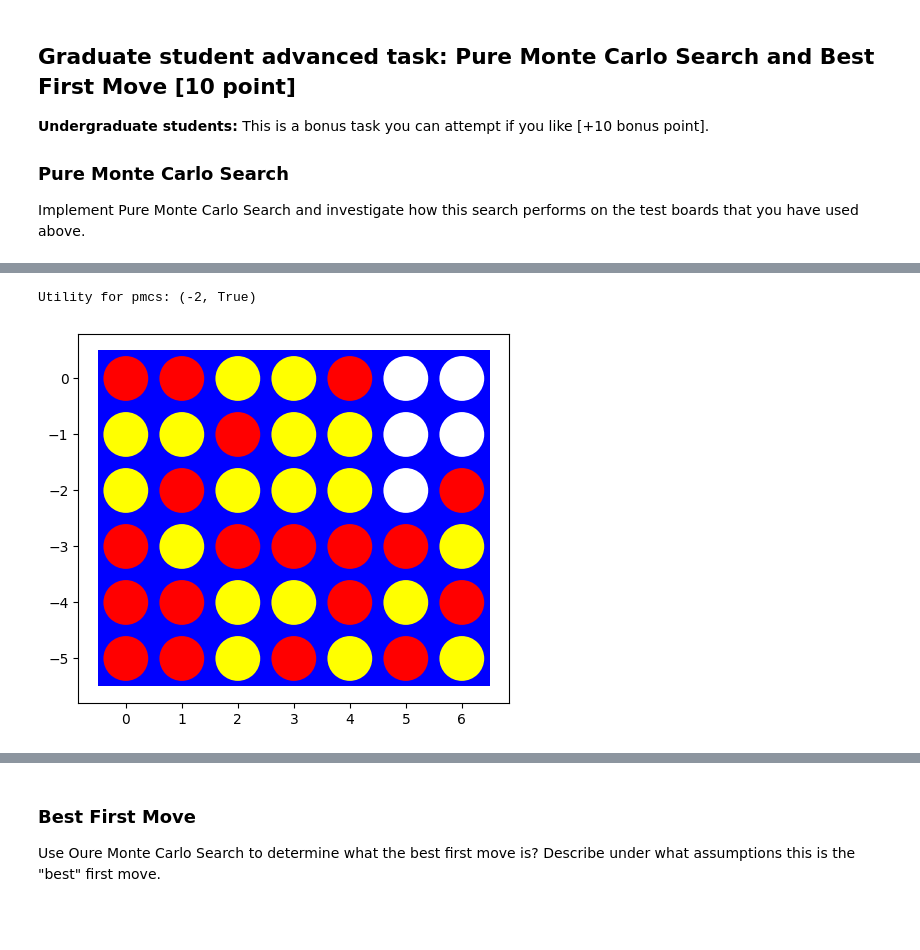
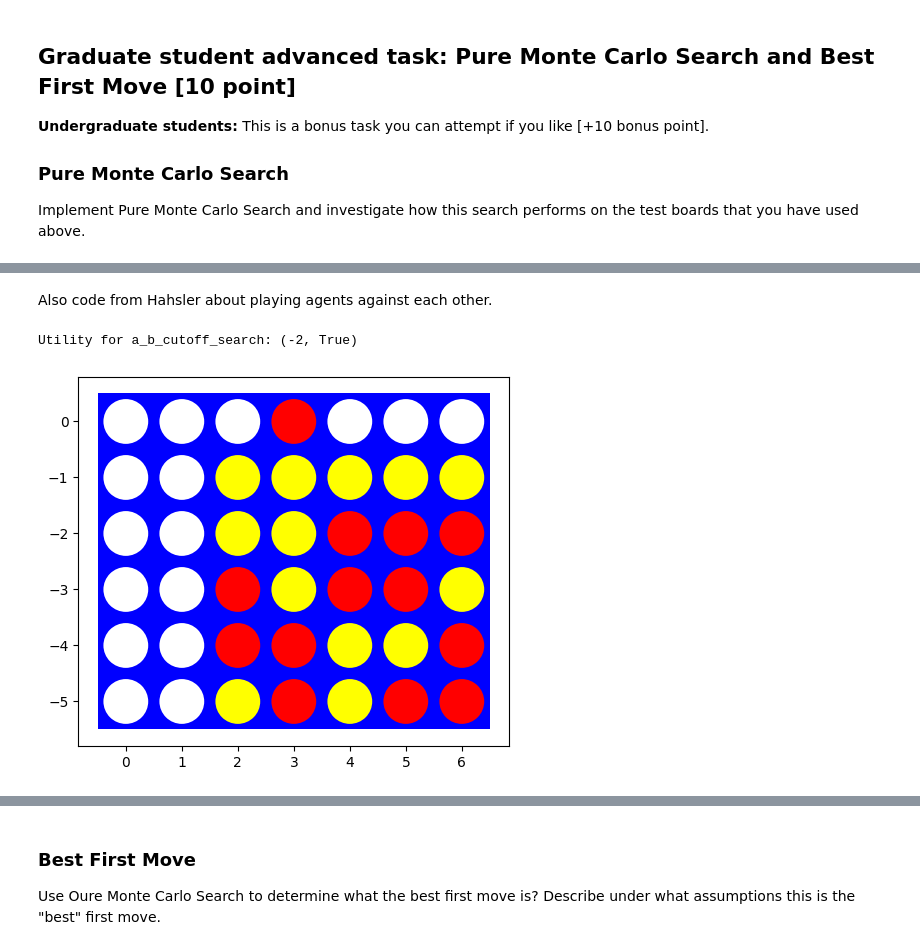
Before and after one commit to blake-gebhardt/CS7320-AI, a Jupyter notebook: Games/aBlakeGebhardtssignment_connect4.ipynb, the cells around one changed output, grey strips where cells are left out. Drawn from its saved outputs; the diff is of its cells as text; code cells hidden in the pictures; blank space fills up the shorter version.

```diff
--- a/Games/aBlakeGebhardtssignment_connect4.ipynb
+++ b/Games/aBlakeGebhardtssignment_connect4.ipynb
@@ -241,7 +263,7 @@ The argument `player` is used for agents that do not store what color they are p
 import random
 def random_player(board,player= None):
     try:
-        return {"move":random.choice(HelperFunctions.get_valid_moves(board)),"value":0}
+        return {"move":random.choice(ConnectHelp.get_valid_moves(board)),"value":0}
     except:
         return None
 # %% [markdown]
@@ -493,25 +513,22 @@ def initial_moves(board,player):
     elif(np.count_nonzero(board == player,axis=None) == 1 and len(board[0]) % 2 == 1):
         return {'move':random.choice([int(round(len(board[0] / 2),0) - 1), int(round(len(board[0]) / 2,0) + 1)]),'value':0}
     else:
-        return random.choice(HelperFunctions.get_valid_moves(board))
+        return random.choice(ConnectHelp.get_valid_moves(board))
 
 def minimax_search_optimal_first_move(board,player=None):
     global ITERATIONS
     ITERATIONS = 0
-    curr_iters = 0
     if player is None:
-        player = HelperFunctions.to_move(board)
+        player = ConnectHelp.to_move(board)
     board = np.array(board)
     if(np.count_nonzero(board == player,axis=None) < 2):
         return initial_moves(board,player)
 
 
     value,move = max_value(board,player,alpha=float('-inf'),beta=float('inf'))
-    # print(player)
     color = "Red"
     if player == -1: color = "Yellow"
-    global DEBUG
-    if DEBUG: print(f"Player: {color} | value: {value} | move:{move}")
+    print(f"Player: {color} | value: {value} | move:{move}")
     return {"move":move,"value":value}
 # %% [markdown]
 ### The first few moves [5 points]
@@ -976,12 +971,12 @@ import numpy as np
 from scipy.special import softmax
 
 def heuristic_random_player(state, player=1, verbose=False):
-    actions = HelperFunctions.get_valid_moves(state)
+    actions = ConnectHelp.get_valid_moves(state)
     move_values = []
 
     for move in actions:
-        tmp_state = HelperFunctions.place(move, state, player=player)
-        util_val = HelperFunctions.evaluate_board(tmp_state, player)[0]
+        tmp_state = ConnectHelp.place(move, state, player=player)
+        util_val = ConnectHelp.evaluate_board(tmp_state, player)[0]
 
         if util_val == 1:
             return {"move": move}
@@ -1000,24 +995,24 @@ def heuristic_random_player(state, player=1, verbose=False):
     return {"move": chosen_move}
 
 def playout(state, action, player=1, cutoff_val=3, playout_func=random_player):
-    state = HelperFunctions.place(action, state, player=player)
+    state = ConnectHelp.place(action, state, player=player)
     current_player = other(player)
 
     while True:
         try:
-            return HelperFunctions.calc_utility(player, state)
+            return ConnectHelp.calc_utility(player, state)
         except:
             action = playout_func(state, player=current_player)['move']
-            state = HelperFunctions.place(action, state, player=current_player)
+            state = ConnectHelp.place(action, state, player=current_player)
             current_player = other(current_player)
 
 
 
 #from way above
-for theBoard in boards:
-    print(HelperFunctions.evaluate_board(theBoard, player=1))  # Evaluating the board for player 1
-    visualize(theBoard)  # Visualizing the board
-    print(heuristic_random_player(theBoard, verbose=True))  # Executing heuristic_random_player
+for board in boards:
+    print(ConnectHelp.evaluate_board(board, player=1))  # Evaluating the board for player 1
+    visualize(board)  # Visualizing the board
+    print(heuristic_random_player(board, verbose=True))  # Executing heuristic_random_player
 # %% [output]
 (0.12435300177159614, False)
 [figure]
@@ -1090,7 +1085,7 @@ draw probability: 0.0
 # %%
 def pmcs(board, num_playouts=50, player=1, verbose=False, playout_func=random_player):
     debug_mode = verbose
-    available_moves = HelperFunctions.get_valid_moves(board)
+    available_moves = ConnectHelp.get_valid_moves(board)
     playouts_per_action = num_playouts // len(available_moves)
 
     if debug_mode:
@@ -1106,29 +1101,32 @@ def pmcs(board, num_playouts=50, player=1, verbose=False, playout_func=random_pl
 
     selected_action = max(mean_utilities, key=mean_utilities.get)
     return {"move": selected_action}
+# %% [markdown]
+Also code from Hahsler about playing agents against each other.
 # %%
 playerz = [
     {
         "algo":pmcs,
         "player":1,
         "args":{
             'num_playouts':3000,
             'verbose':False,
             'player':1
         }
     },
     {
         "algo":a_b_cutoff_search,
         "player":-1,
         "args":{
             'verbose':False,
-            'cutoff':6,
+            'cutoff':8,
+            #this is a smart bot yikes, we'll see how it goes
             'player':-1
         }
     }
 ]
 
 result,final_board,past_boards = truly_dynamic_environment(playerz,size=(6,7),visual=True)
 # %% [output]
-Utility for pmcs: (-2, True)
+Utility for a_b_cutoff_search: (-2, True)
-[figure, old version]
+[figure, new version]
```
Also changed, not shown: parts of 25 cells of this notebook, 2 other files.
